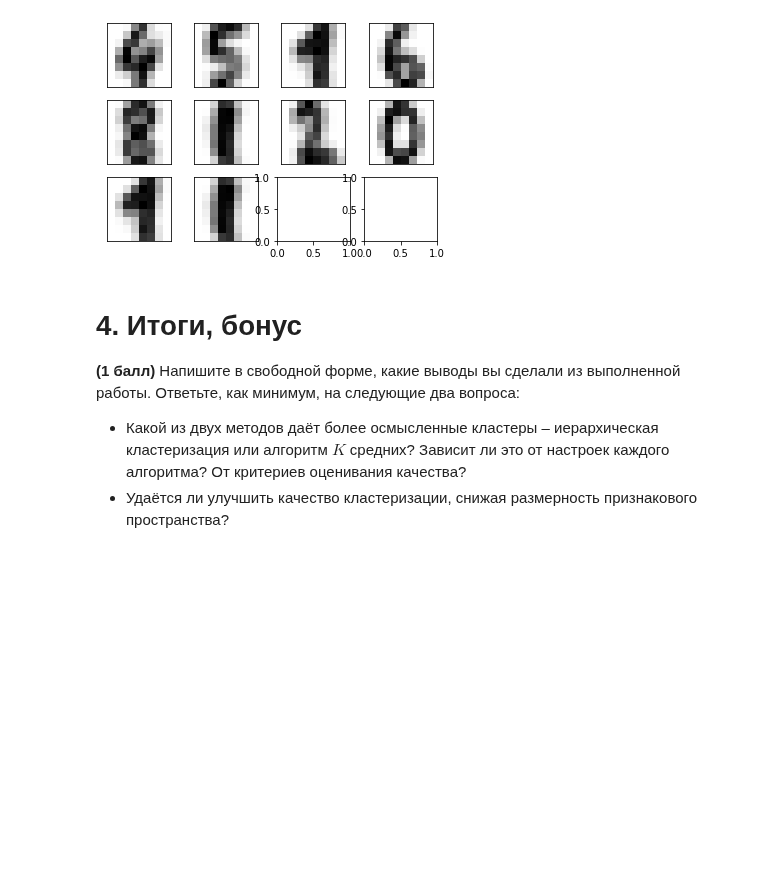
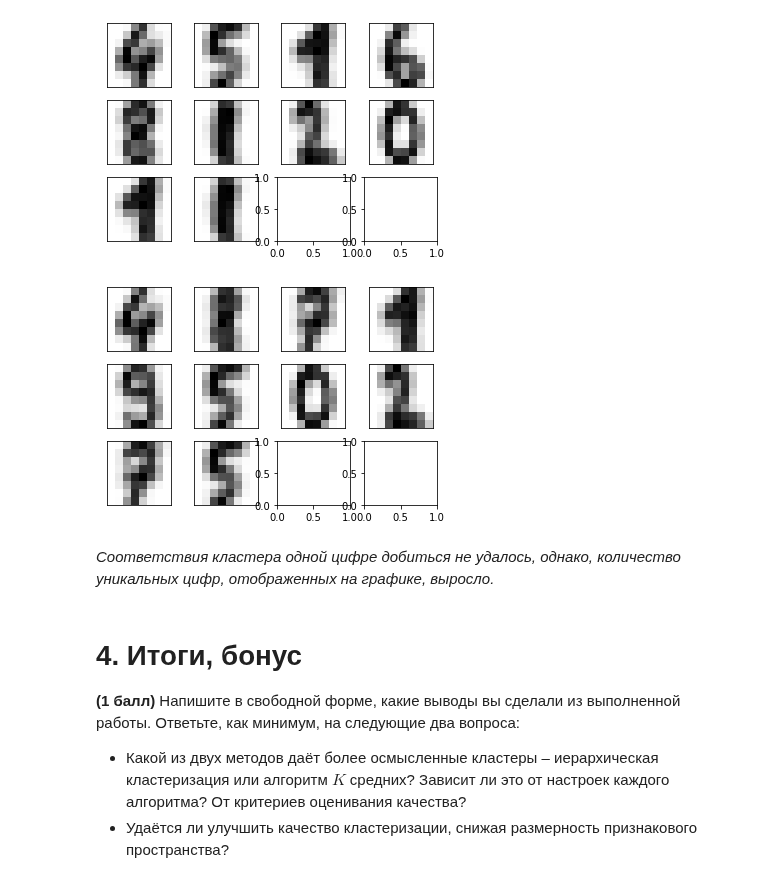
Before and after one commit to kinkpunk/ml-intro, a Jupyter notebook: 7_clustering/clustering.ipynb, the cells around one changed output. Cells and saved outputs as stored; diff of their text form; code cells hidden in the pictures; blank space fills up the shorter version.

```diff
--- a/7_clustering/clustering.ipynb
+++ b/7_clustering/clustering.ipynb
@@ -438,6 +419,18 @@ for axis, digit in zip(ax.flat, X_sne_agg[:10]):
 plt.show()
 # %% [output]
 [figure]
+# %%
+#Визуализация центров кластеров, полученных методом К-средних, после снижения размерности
+fig, ax = plt.subplots(3, 4)
+plt.gray()
+for axis, digit in zip(ax.flat, X_sne_k[:10]):
+    axis.set(xticks=[], yticks=[])
+    axis.imshow(digit.reshape(8,8))
+plt.show()
+# %% [output]
+[figure, added]
+# %% [markdown]
+*Соответствия кластера одной цифре добиться не удалось, однако, количество уникальных цифр, отображенных на графике, выросло.*
 # %% [markdown]
 # 4. Итоги, бонус
 
```
Also changed, not shown: parts of 23 cells of this notebook.
